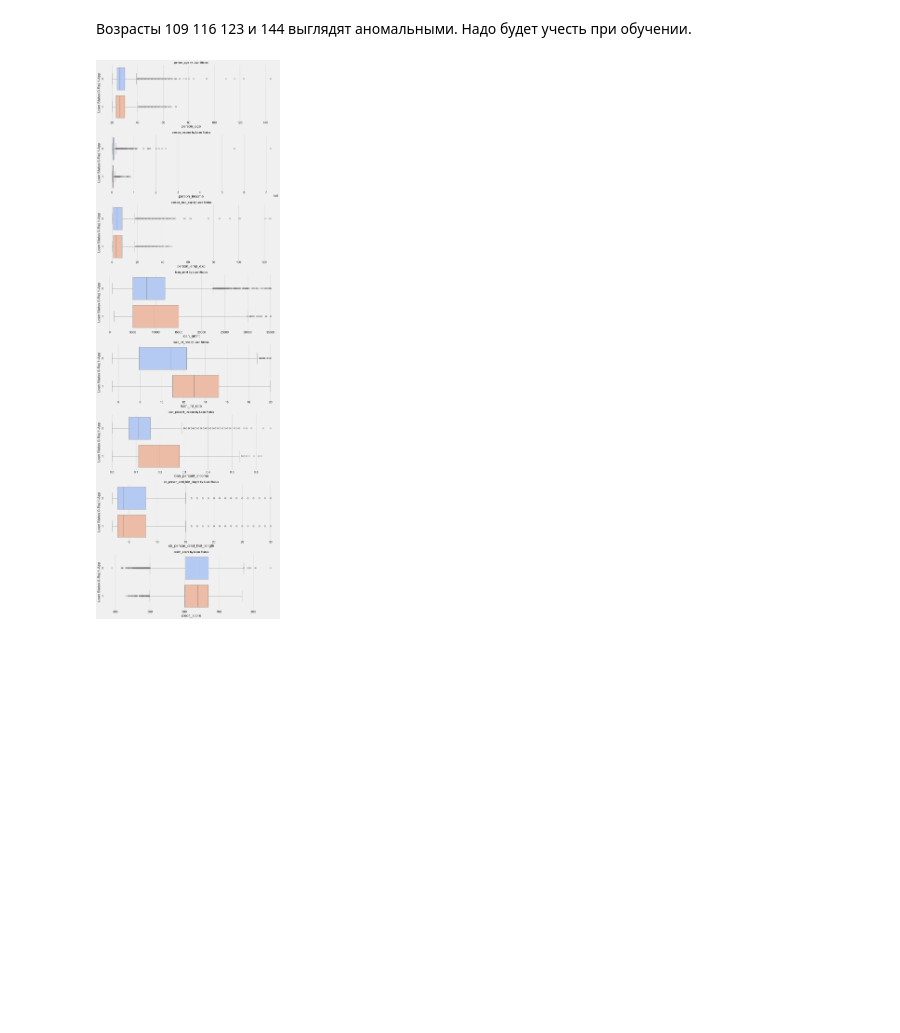
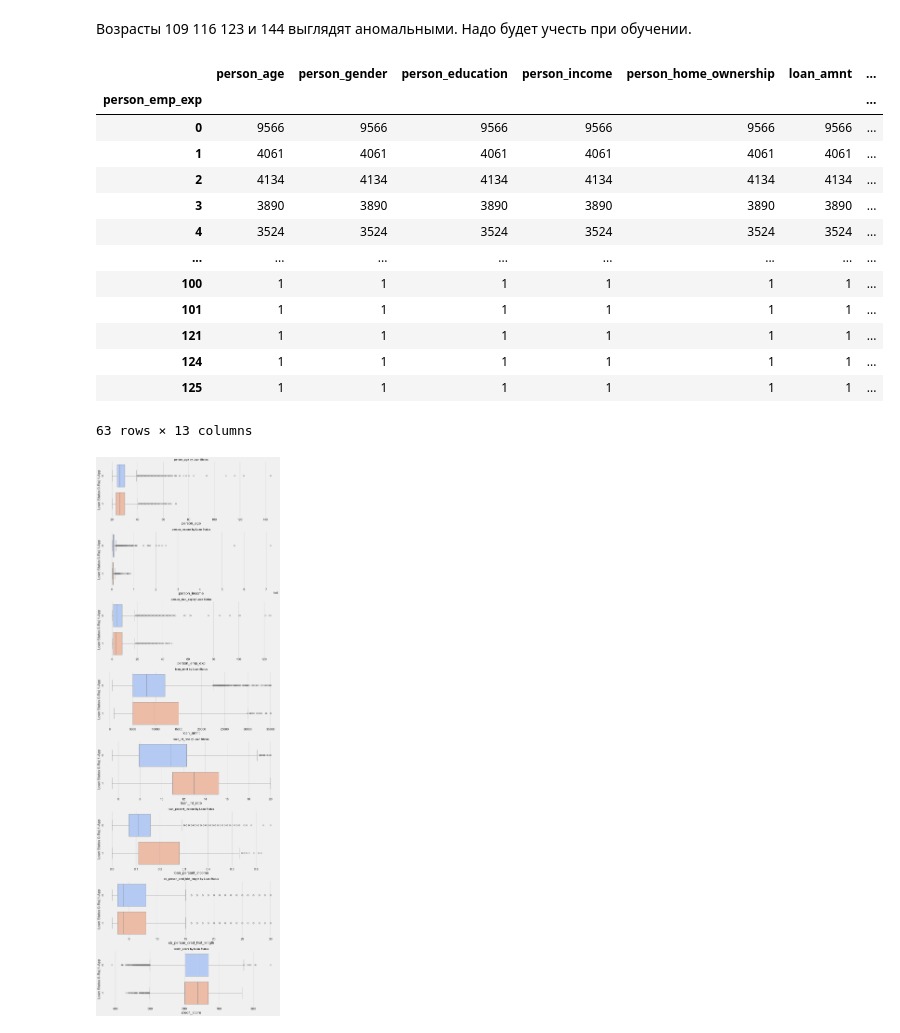
Before and after one commit to troyntwrk/TR_DS_HW, a Jupyter notebook: logreg/HW_logreg.ipynb, the cells around one changed output. Cells and saved outputs as stored; diff of their text form; code cells hidden in the pictures; blank space fills up the shorter version.

Commit message:
counts

```diff
--- a/logreg/HW_logreg.ipynb
+++ b/logreg/HW_logreg.ipynb
@@ -158,6 +158,23 @@ df.groupby(['person_age']).count()
 | 144.0000 | 3 | 3 | 3 | 3 | 3 | 3 | ... |
 # %% [markdown]
 Возрасты 109 116 123 и 144 выглядят аномальными. Надо будет учесть при обучении.
+# %%
+df.groupby(['person_emp_exp']).count()
+# %% [output]
+|  | person_age | person_gender | person_education | person_income | person_home_ownership | loan_amnt | ... |
+| person_emp_exp |  |  |  |  |  |  | ... |
+| 0 | 9566 | 9566 | 9566 | 9566 | 9566 | 9566 | ... |
+| 1 | 4061 | 4061 | 4061 | 4061 | 4061 | 4061 | ... |
+| 2 | 4134 | 4134 | 4134 | 4134 | 4134 | 4134 | ... |
+| 3 | 3890 | 3890 | 3890 | 3890 | 3890 | 3890 | ... |
+| 4 | 3524 | 3524 | 3524 | 3524 | 3524 | 3524 | ... |
+| ... | ... | ... | ... | ... | ... | ... | ... |
+| 100 | 1 | 1 | 1 | 1 | 1 | 1 | ... |
+| 101 | 1 | 1 | 1 | 1 | 1 | 1 | ... |
+| 121 | 1 | 1 | 1 | 1 | 1 | 1 | ... |
+| 124 | 1 | 1 | 1 | 1 | 1 | 1 | ... |
+| 125 | 1 | 1 | 1 | 1 | 1 | 1 | ... |
+63 rows × 13 columns
 # %%
 numerical_cols = ['person_age', 'person_income', 'person_emp_exp', 'loan_amnt',
                   'loan_int_rate', 'loan_percent_income', 'cb_person_cred_hist_length',
```
Also changed, not shown: parts of 4 cells of this notebook.
